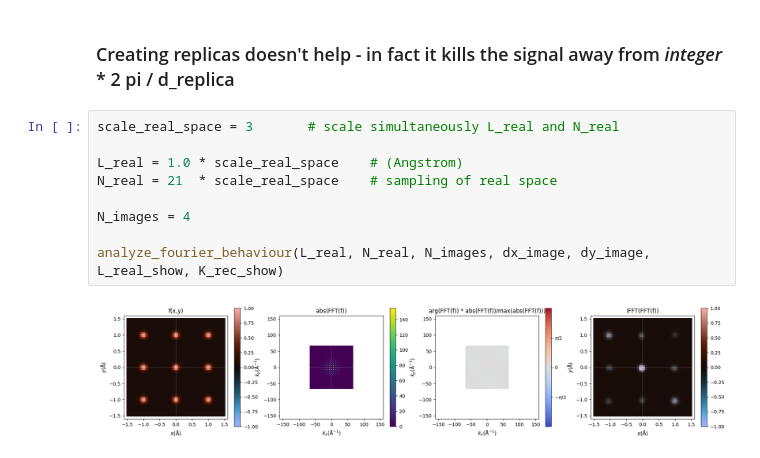
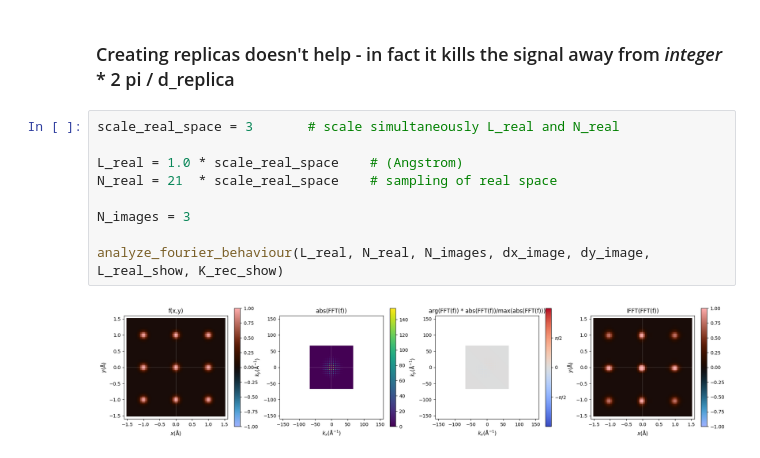
Before and after one commit to liborsold/fft_electronic_spin_density, a Jupyter notebook: fft_examples.ipynb, the cells around one changed output. Saved outputs shown, nothing was run; the diff lists cells and outputs as text.

```diff
--- a/fft_examples.ipynb
+++ b/fft_examples.ipynb
@@ -355,11 +355,11 @@ analyze_fourier_behaviour(L_real, N_real, N_images, dx_image, dy_image, L_real_s
 # %%
 scale_real_space = 3       # scale simultaneously L_real and N_real
 
 L_real = 1.0 * scale_real_space    # (Angstrom)
 N_real = 21  * scale_real_space    # sampling of real space
 
-N_images = 4
+N_images = 3
 
 analyze_fourier_behaviour(L_real, N_real, N_images, dx_image, dy_image, L_real_show, K_rec_show)
 # %% [output]
-[figure, old version]
+[figure, new version]
```
Also changed, not shown: parts of 5 cells of this notebook, 1 other file.
